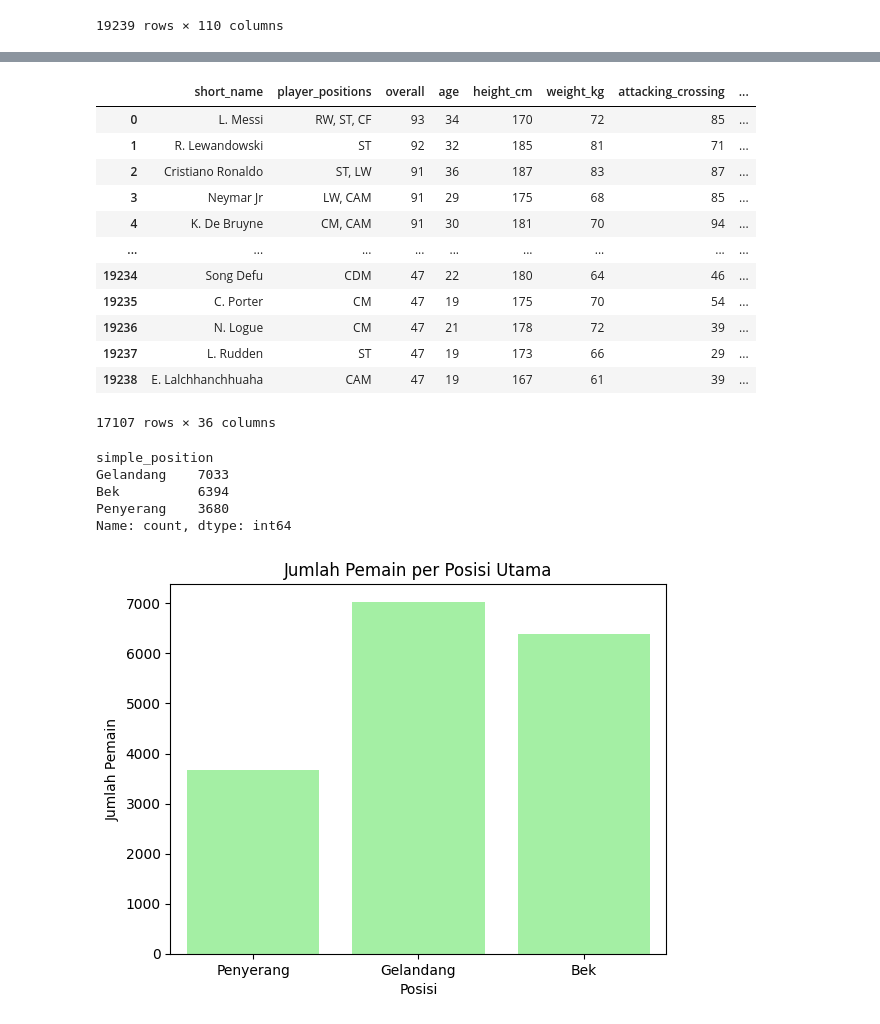
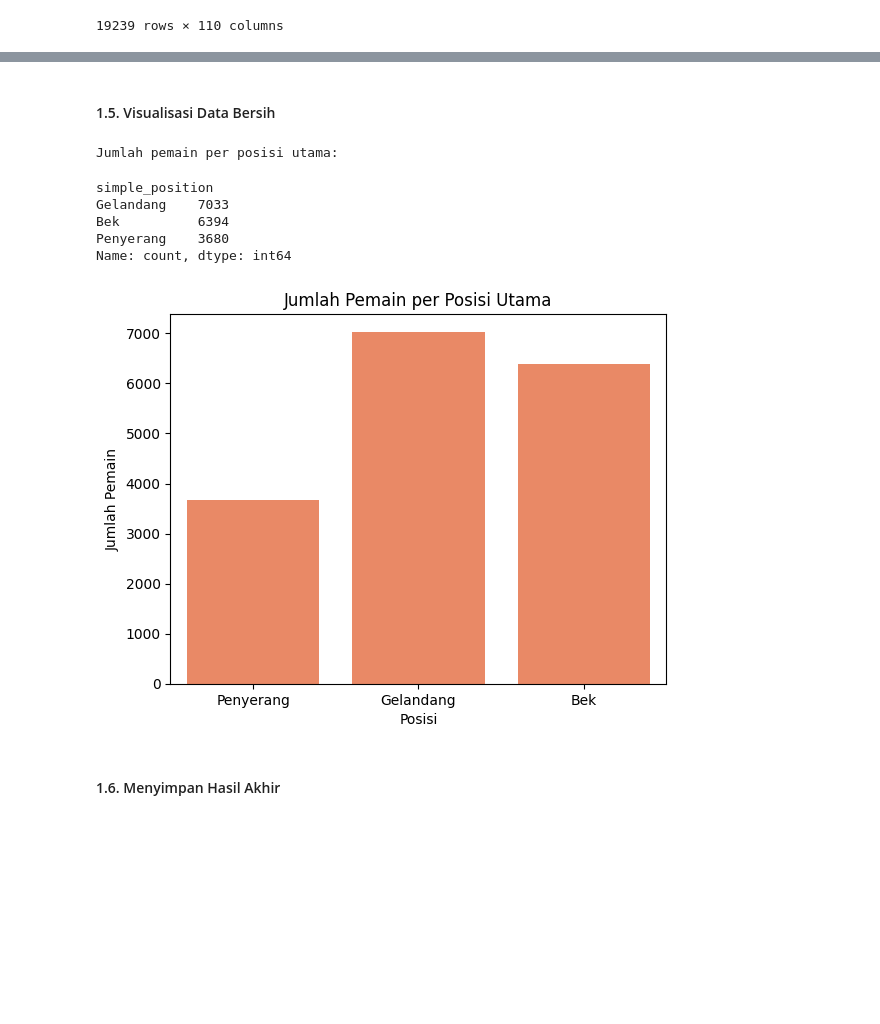
Before and after one commit to Fausta-Tata/football-position-analysis-ml, a Jupyter notebook: notebooks/pre_processing.ipynb, the cells around one changed output, grey strips where cells are left out. Cells and saved outputs as stored; diff of their text form; code cells hidden in the pictures; blank space fills up the shorter version.

```diff
--- a/notebooks/pre_processing.ipynb
+++ b/notebooks/pre_processing.ipynb
@@ -112,25 +148,24 @@ df_cleaned = df_no_gk.dropna(subset=['simple_position']).copy()
-# %%
-display(df_cleaned)
-# %% [output]
-|  | short_name | player_positions | overall | age | height_cm | weight_kg | attacking_crossing | ... |
-| 0 | L. Messi | RW, ST, CF | 93 | 34 | 170 | 72 | 85 | ... |
-| 1 | R. Lewandowski | ST | 92 | 32 | 185 | 81 | 71 | ... |
-| 2 | Cristiano Ronaldo | ST, LW | 91 | 36 | 187 | 83 | 87 | ... |
-| 3 | Neymar Jr | LW, CAM | 91 | 29 | 175 | 68 | 85 | ... |
-| 4 | K. De Bruyne | CM, CAM | 91 | 30 | 181 | 70 | 94 | ... |
-| ... | ... | ... | ... | ... | ... | ... | ... | ... |
-| 19234 | Song Defu | CDM | 47 | 22 | 180 | 64 | 46 | ... |
-| 19235 | C. Porter | CM | 47 | 19 | 175 | 70 | 54 | ... |
-| 19236 | N. Logue | CM | 47 | 21 | 178 | 72 | 39 | ... |
-| 19237 | L. Rudden | ST | 47 | 19 | 173 | 66 | 29 | ... |
-| 19238 | E. Lalchhanchhuaha | CAM | 47 | 19 | 167 | 61 | 39 | ... |
-17107 rows × 36 columns
-# %%
-df_cleaned["simple_position"].value_counts()
-# %% [output]
-simple_position
-Gelandang    7033
-Bek          6394
-Penyerang    3680
-Name: count, dtype: int64
+# %% [markdown]
+#### 1.5. Visualisasi Data Bersih
+# %%
+# Menghitung jumlah pemain di setiap kategori posisi baru
+print("\nJumlah pemain per posisi utama:")
+display(df_cleaned["simple_position"].value_counts())
+
+# Visualisasi penyebaran jumlah posisi
+sns.countplot(x='simple_position', data=df_cleaned, color="coral")
+plt.title('Jumlah Pemain per Posisi Utama')
+plt.xlabel('Posisi')
+plt.ylabel('Jumlah Pemain')
+plt.show()
+# %% [output]
+Jumlah pemain per posisi utama:
+simple_position
+Gelandang    7033
+Bek          6394
+Penyerang    3680
+Name: count, dtype: int64
+[figure, added]
+# %% [markdown]
+#### 1.6. Menyimpan Hasil Akhir
 # %%
@@ -138,13 +172,0 @@ Name: count, dtype: int64
-# %%
-# Untuk visualisasi
-import matplotlib.pyplot as plt
-import seaborn as sns
-
-# Visualisasi penyebaran jumlah posisi
-sns.countplot(x='simple_position', data=df_cleaned, color="palegreen")
-plt.title('Jumlah Pemain per Posisi Utama')
-plt.xlabel('Posisi')
-plt.ylabel('Jumlah Pemain')
-plt.show()
-# %% [output]
-[figure, removed]
```
Also changed, not shown: parts of 19 cells of this notebook, 1 other file.
